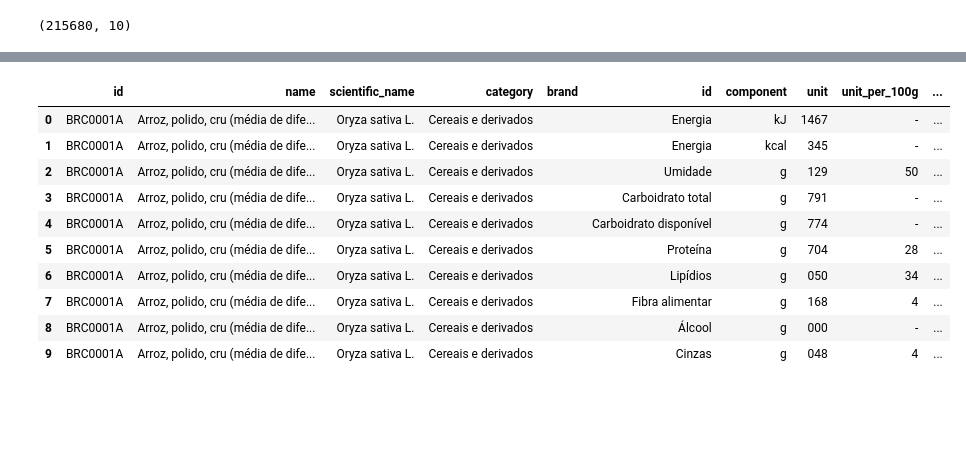
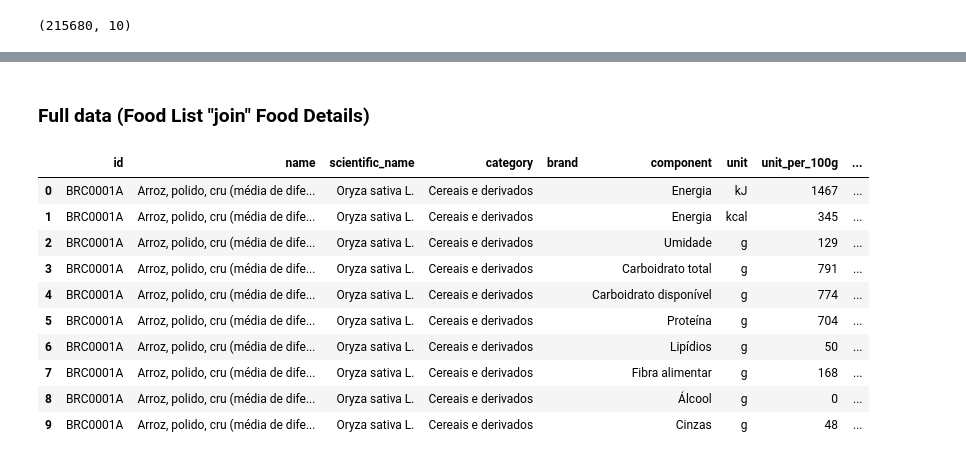
Before and after one commit to RenanGroot/tbca-anaysis, a Jupyter notebook: Notebook.ipynb, the cells around one changed output, grey strips where cells are left out. Saved outputs shown, nothing was run; the diff lists cells and outputs as text; code cells hidden in the pictures; blank space fills up the shorter version.

```diff
--- a/Notebook.ipynb
+++ b/Notebook.ipynb
@@ -120,22 +120,24 @@ df.head(10)
+# %% [markdown]
+### Full data (Food List "join" Food Details)
 # %%
 sql = """
     SELECT * FROM food_list fl
     INNER JOIN food_details fd
-    ON fl.id = fd.data_type
+    ON fl.id = fd.id
 """
 
 df = query_db(sql)
 
 df.head(10)
 # %% [output]
-|  | id | name | scientific_name | category | brand | id | component | unit | unit_per_100g | ... |
-| 0 | BRC0001A | Arroz, polido, cru (média de dife... | Oryza sativa L. | Cereais e derivados |  | Energia | kJ | 1467 | - | ... |
-| 1 | BRC0001A | Arroz, polido, cru (média de dife... | Oryza sativa L. | Cereais e derivados |  | Energia | kcal | 345 | - | ... |
-| 2 | BRC0001A | Arroz, polido, cru (média de dife... | Oryza sativa L. | Cereais e derivados |  | Umidade | g | 129 | 50 | ... |
-| 3 | BRC0001A | Arroz, polido, cru (média de dife... | Oryza sativa L. | Cereais e derivados |  | Carboidrato total | g | 791 | - | ... |
-| 4 | BRC0001A | Arroz, polido, cru (média de dife... | Oryza sativa L. | Cereais e derivados |  | Carboidrato disponível | g | 774 | - | ... |
-| 5 | BRC0001A | Arroz, polido, cru (média de dife... | Oryza sativa L. | Cereais e derivados |  | Proteína | g | 704 | 28 | ... |
-| 6 | BRC0001A | Arroz, polido, cru (média de dife... | Oryza sativa L. | Cereais e derivados |  | Lipídios | g | 050 | 34 | ... |
-| 7 | BRC0001A | Arroz, polido, cru (média de dife... | Oryza sativa L. | Cereais e derivados |  | Fibra alimentar | g | 168 | 4 | ... |
-| 8 | BRC0001A | Arroz, polido, cru (média de dife... | Oryza sativa L. | Cereais e derivados |  | Álcool | g | 000 | - | ... |
-| 9 | BRC0001A | Arroz, polido, cru (média de dife... | Oryza sativa L. | Cereais e derivados |  | Cinzas | g | 048 | 4 | ... |
+|  | id | name | scientific_name | category | brand | component | unit | unit_per_100g | ... |
+| 0 | BRC0001A | Arroz, polido, cru (média de dife... | Oryza sativa L. | Cereais e derivados |  | Energia | kJ | 1467 | ... |
+| 1 | BRC0001A | Arroz, polido, cru (média de dife... | Oryza sativa L. | Cereais e derivados |  | Energia | kcal | 345 | ... |
+| 2 | BRC0001A | Arroz, polido, cru (média de dife... | Oryza sativa L. | Cereais e derivados |  | Umidade | g | 129 | ... |
+| 3 | BRC0001A | Arroz, polido, cru (média de dife... | Oryza sativa L. | Cereais e derivados |  | Carboidrato total | g | 791 | ... |
+| 4 | BRC0001A | Arroz, polido, cru (média de dife... | Oryza sativa L. | Cereais e derivados |  | Carboidrato disponível | g | 774 | ... |
+| 5 | BRC0001A | Arroz, polido, cru (média de dife... | Oryza sativa L. | Cereais e derivados |  | Proteína | g | 704 | ... |
+| 6 | BRC0001A | Arroz, polido, cru (média de dife... | Oryza sativa L. | Cereais e derivados |  | Lipídios | g | 50 | ... |
+| 7 | BRC0001A | Arroz, polido, cru (média de dife... | Oryza sativa L. | Cereais e derivados |  | Fibra alimentar | g | 168 | ... |
+| 8 | BRC0001A | Arroz, polido, cru (média de dife... | Oryza sativa L. | Cereais e derivados |  | Álcool | g | 0 | ... |
+| 9 | BRC0001A | Arroz, polido, cru (média de dife... | Oryza sativa L. | Cereais e derivados |  | Cinzas | g | 48 | ... |
```
Also changed, not shown: parts of 8 cells of this notebook.
